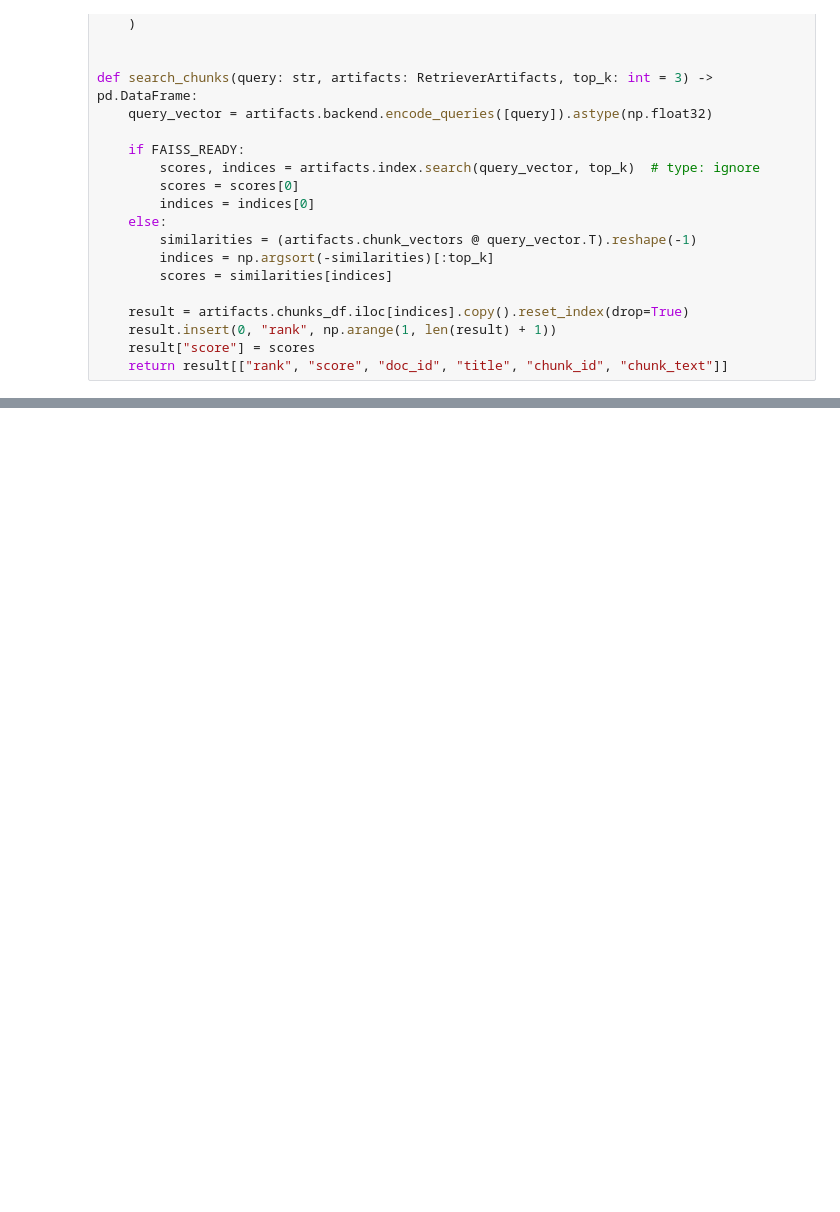
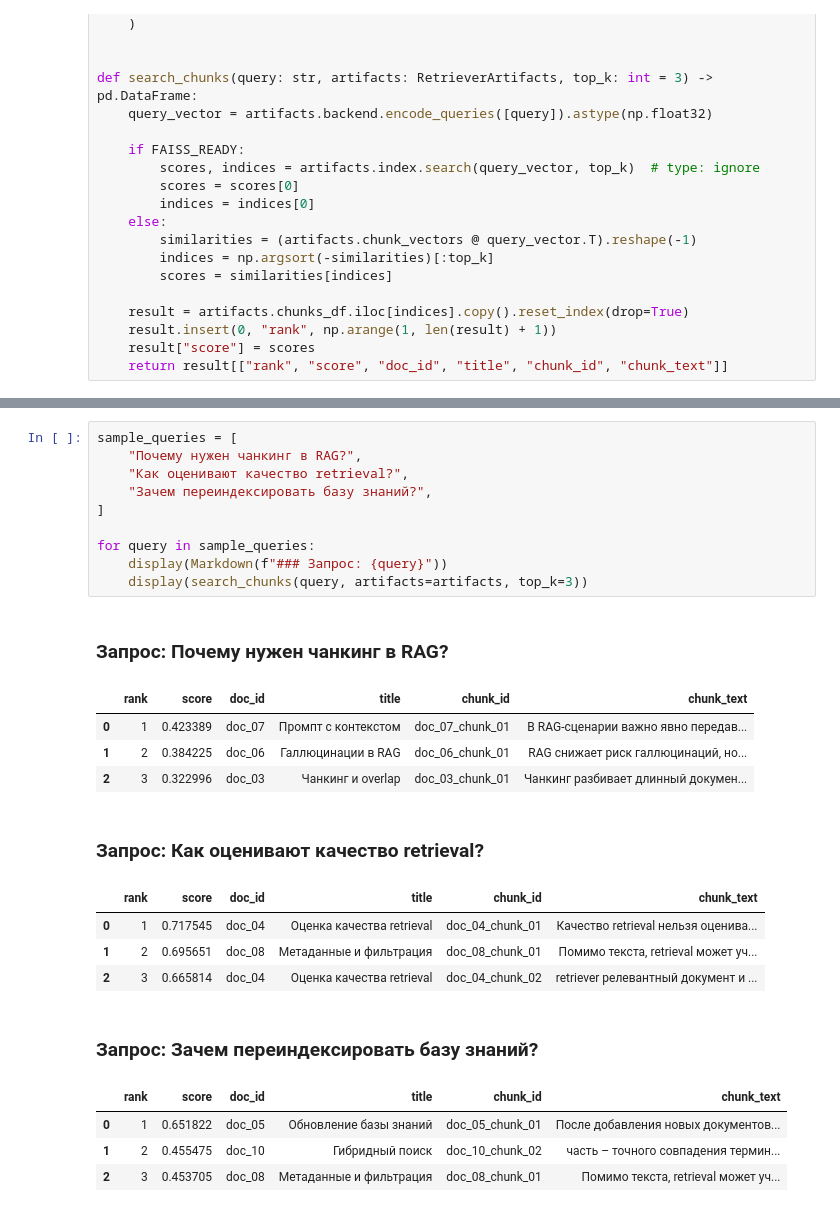
Before and after one commit to petr5092/IAI, a Jupyter notebook: homeworks/HW14/HW14.ipynb, the cells around one changed output, grey strips where cells are left out. Drawn from its saved outputs; the diff is of its cells as text; blank space fills up the shorter version.

```diff
--- a/homeworks/HW14/HW14.ipynb
+++ b/homeworks/HW14/HW14.ipynb
@@ -315,0 +367,26 @@ def search_chunks(query: str, artifacts: RetrieverArtifacts, top_k: int = 3) ->
+# %%
+sample_queries = [
+    "Почему нужен чанкинг в RAG?",
+    "Как оценивают качество retrieval?",
+    "Зачем переиндексировать базу знаний?",
+]
+
+for query in sample_queries:
+    display(Markdown(f"### Запрос: {query}"))
+    display(search_chunks(query, artifacts=artifacts, top_k=3))
+# %% [output]
+### Запрос: Почему нужен чанкинг в RAG?
+|  | rank | score | doc_id | title | chunk_id | chunk_text |
+| 0 | 1 | 0.423389 | doc_07 | Промпт с контекстом | doc_07_chunk_01 | В RAG-сценарии важно явно передав... |
+| 1 | 2 | 0.384225 | doc_06 | Галлюцинации в RAG | doc_06_chunk_01 | RAG снижает риск галлюцинаций, но... |
+| 2 | 3 | 0.322996 | doc_03 | Чанкинг и overlap | doc_03_chunk_01 | Чанкинг разбивает длинный докумен... |
+### Запрос: Как оценивают качество retrieval?
+|  | rank | score | doc_id | title | chunk_id | chunk_text |
+| 0 | 1 | 0.717545 | doc_04 | Оценка качества retrieval | doc_04_chunk_01 | Качество retrieval нельзя оценива... |
+| 1 | 2 | 0.695651 | doc_08 | Метаданные и фильтрация | doc_08_chunk_01 | Помимо текста, retrieval может уч... |
+| 2 | 3 | 0.665814 | doc_04 | Оценка качества retrieval | doc_04_chunk_02 | retriever релевантный документ и ... |
+### Запрос: Зачем переиндексировать базу знаний?
+|  | rank | score | doc_id | title | chunk_id | chunk_text |
+| 0 | 1 | 0.651822 | doc_05 | Обновление базы знаний | doc_05_chunk_01 | После добавления новых документов... |
+| 1 | 2 | 0.455475 | doc_10 | Гибридный поиск | doc_10_chunk_02 | часть – точного совпадения термин... |
+| 2 | 3 | 0.453705 | doc_08 | Метаданные и фильтрация | doc_08_chunk_01 | Помимо текста, retrieval может уч... |
```
Also changed, not shown: parts of 14 cells of this notebook, 5 other files.
